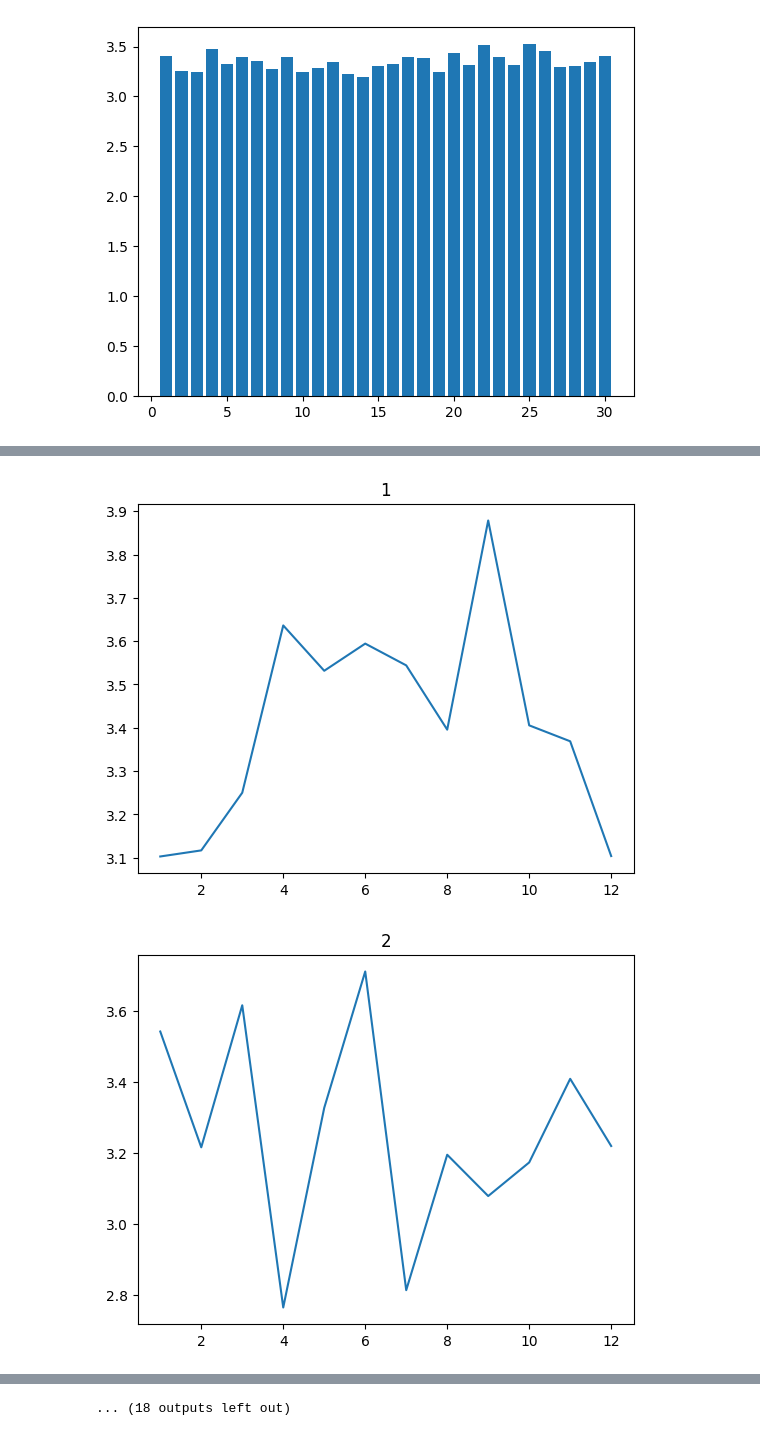
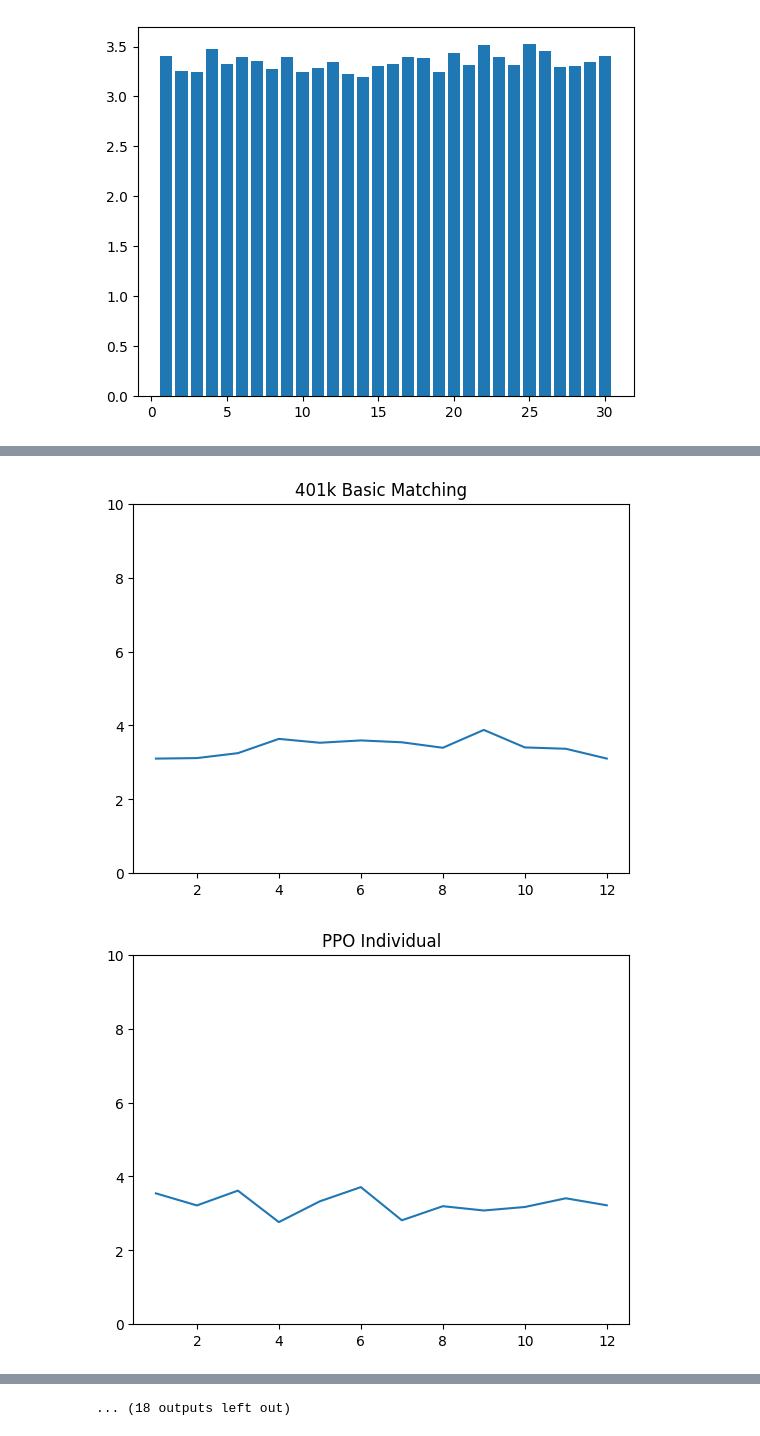
Before and after one commit to yoshimathur/adp_data_cap, a Jupyter notebook: yash_y_book.ipynb, the cells around one changed output, grey strips where cells are left out. Saved outputs shown, nothing was run; the diff lists cells and outputs as text; code cells hidden in the pictures.

```diff
--- a/yash_y_book.ipynb
+++ b/yash_y_book.ipynb
@@ -7,3 +27,4 @@ import numpy as np
 # %%
 usage = USAGE
+benefits = BENEFITS
 # %%
@@ -48,5 +100,5 @@ average_utilization('BenefitID', usage)
 # %%
 df_list=[]
 for Benefit in usage['BenefitID'].sort_values().unique():
-    df_list.append({'BenefitID': Benefit, 'data': average_utilization('LastUsedMonth', usage[usage['BenefitID']==Benefit])})
+    df_list.append({'BenefitID': Benefit, 'BenefitSubType': benefits[benefits['BenefitID']==Benefit]['BenefitSubType'].to_string(index=False), 'data': average_utilization('LastUsedMonth', usage[usage['BenefitID']==Benefit])})
 # %% [output]
@@ -54,8 +106,9 @@ for Benefit in usage['BenefitID'].sort_values().unique():
 # %%
 for BenefitID in df_list:
     plt.plot(BenefitID['data'])
-    plt.title(BenefitID['BenefitID'])
+    plt.title(BenefitID['BenefitSubType'])
+    plt.ylim(0,10)
     plt.show()
 # %% [output]
-[figure, old version]
+[figure, new version]
-[figure, old version]
+[figure, new version]
```
Also changed, not shown: parts of 11 cells of this notebook.
